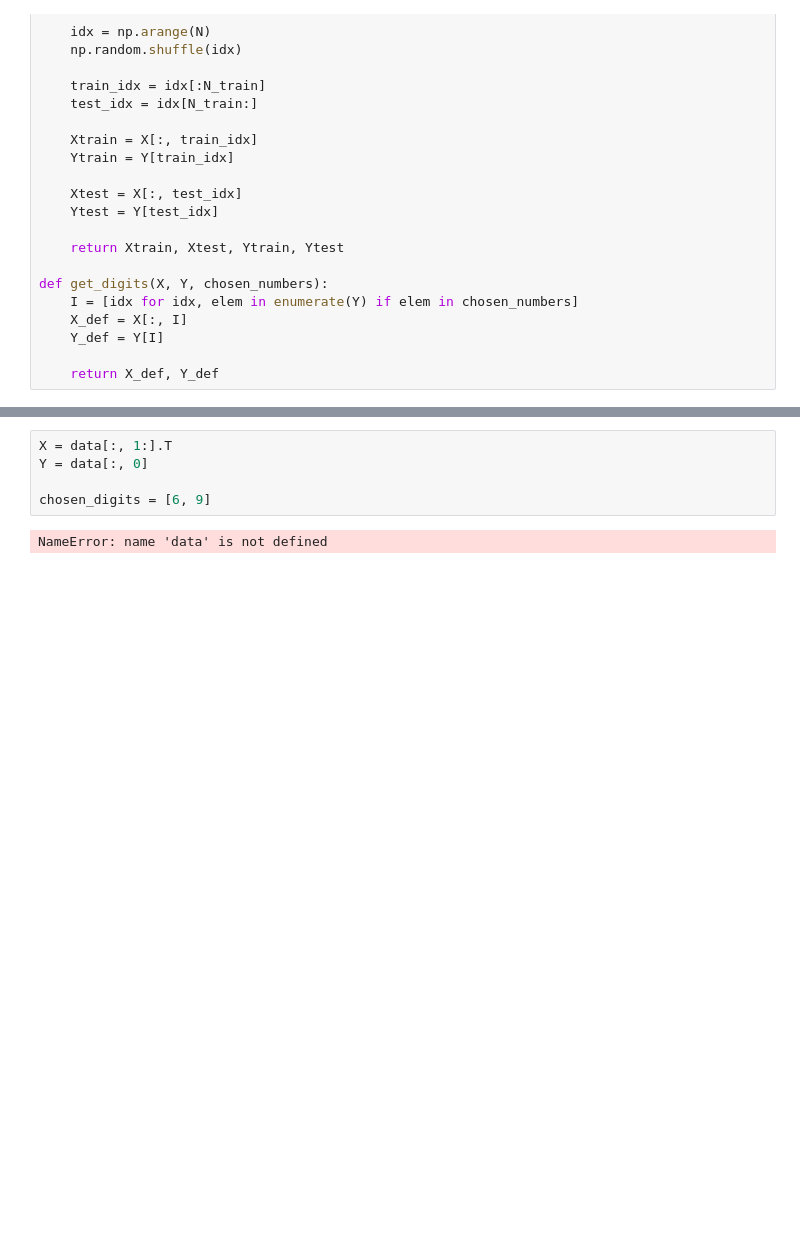
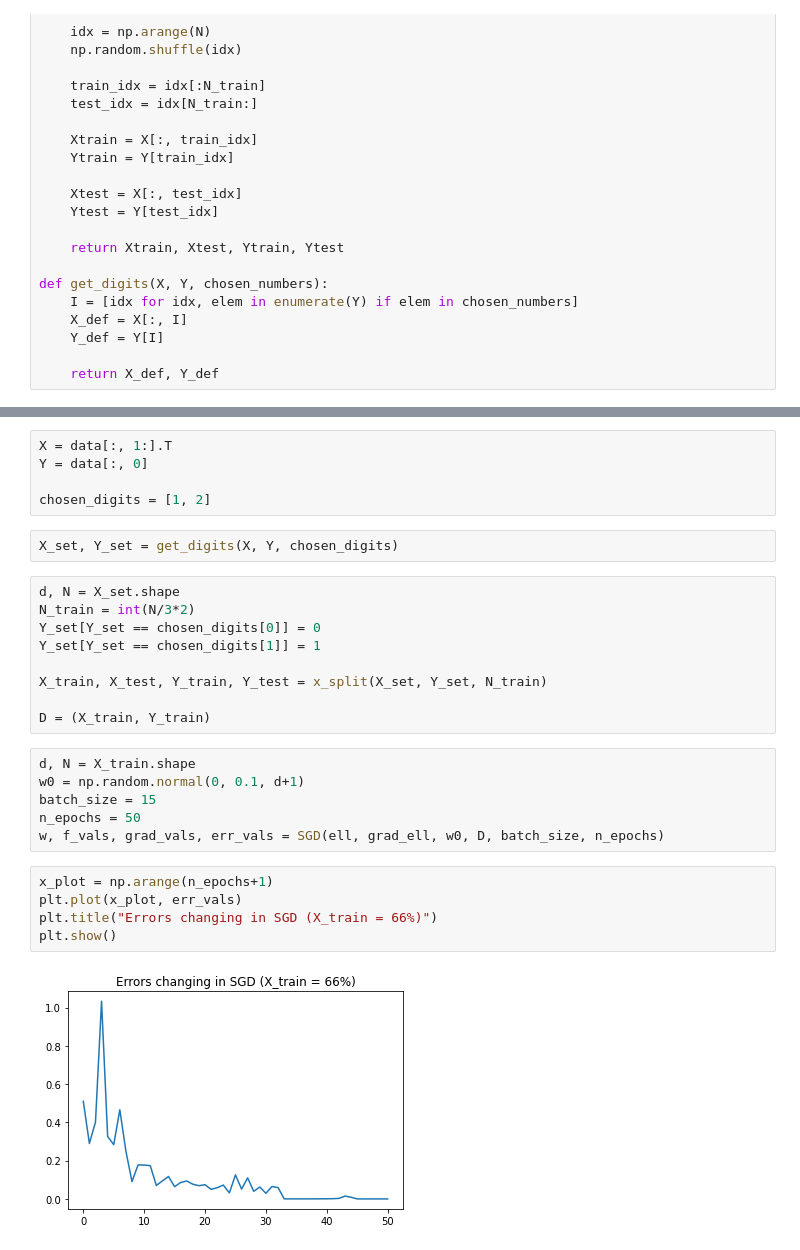
Before and after one commit to ireneburri/SMMLab, a Jupyter notebook: Homework3/Homework3_SGD.ipynb, the cells around one changed output, grey strips where cells are left out. Cells and saved outputs as stored; diff of their text form; blank space fills up the shorter version.

```diff
--- a/Homework3/Homework3_SGD.ipynb
+++ b/Homework3/Homework3_SGD.ipynb
@@ -113,6 +111,28 @@ FileNotFoundError: [Errno 2] No such file or directory: './data.csv'
 X = data[:, 1:].T
 Y = data[:, 0]
 
-chosen_digits = [6, 9]
+chosen_digits = [1, 2]
-# %% [output]
-NameError: name 'data' is not defined
+# %%
+X_set, Y_set = get_digits(X, Y, chosen_digits)
+# %%
+d, N = X_set.shape
+N_train = int(N/3*2)
+Y_set[Y_set == chosen_digits[0]] = 0
+Y_set[Y_set == chosen_digits[1]] = 1
+
+X_train, X_test, Y_train, Y_test = x_split(X_set, Y_set, N_train)
+
+D = (X_train, Y_train)
+# %%
+d, N = X_train.shape
+w0 = np.random.normal(0, 0.1, d+1)
+batch_size = 15
+n_epochs = 50
+w, f_vals, grad_vals, err_vals = SGD(ell, grad_ell, w0, D, batch_size, n_epochs)
+# %%
+x_plot = np.arange(n_epochs+1)
+plt.plot(x_plot, err_vals)
+plt.title("Errors changing in SGD (X_train = 66%)")
+plt.show()
+# %% [output]
+[figure, added]
```
Also changed, not shown: parts of 21 cells of this notebook, 7 other files.
